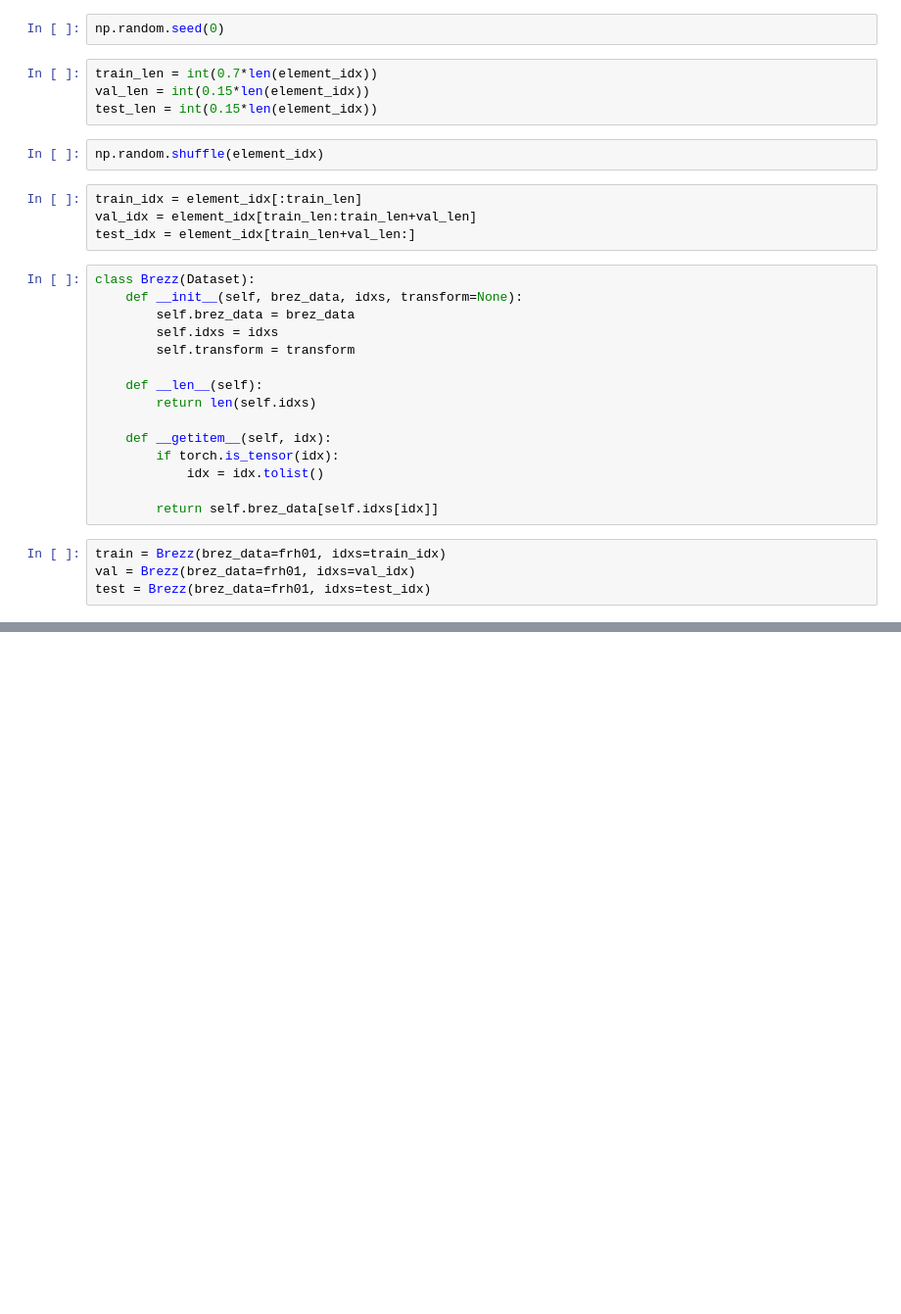
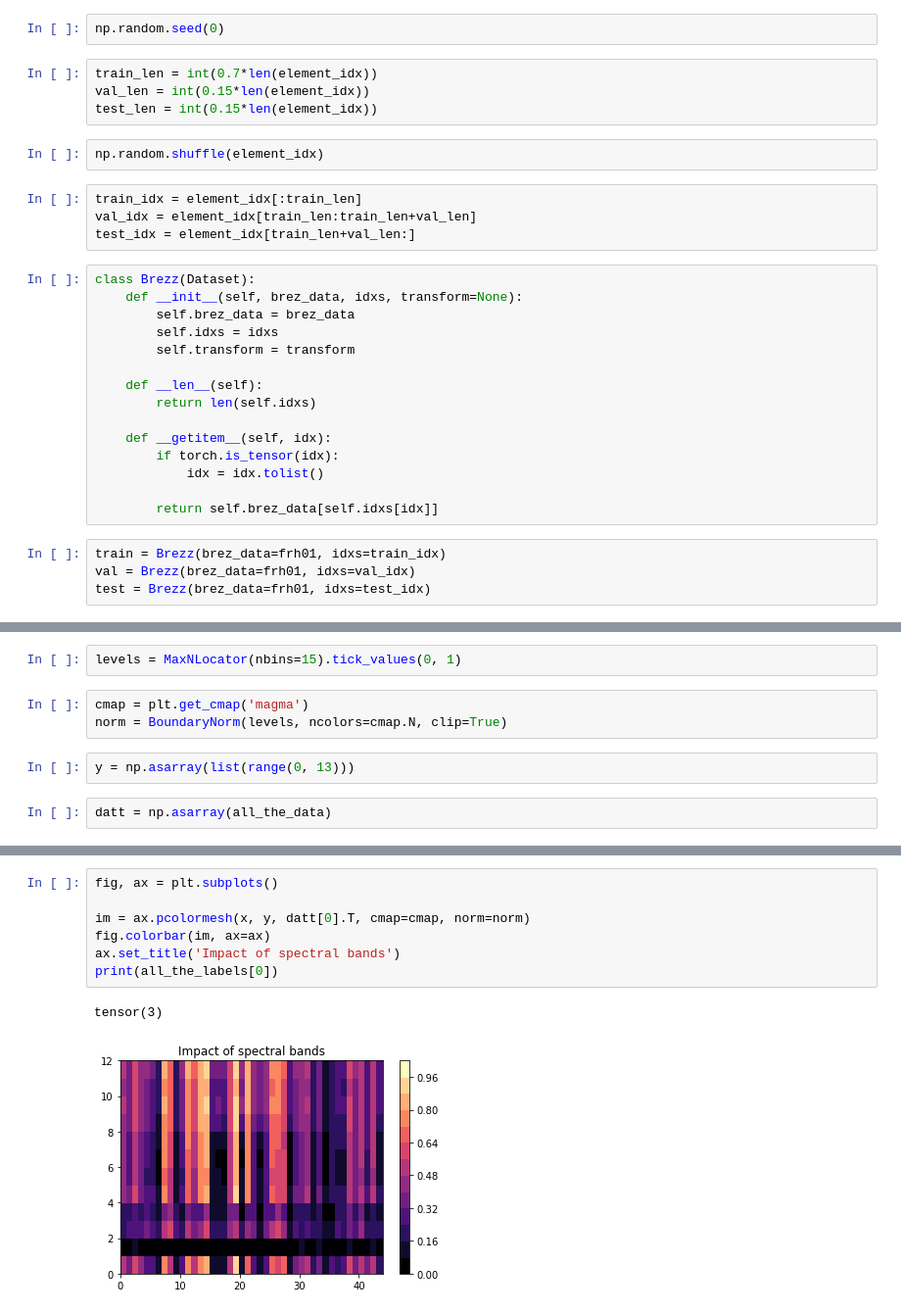
Before and after one commit to maja601/supsup, a Jupyter notebook: brezz.ipynb, the cells around one changed output, grey strips where cells are left out. Shown at 98% size. Cells and saved outputs as stored; diff of their text form; blank space fills up the shorter version.

```diff
--- a/brezz.ipynb
+++ b/brezz.ipynb
@@ -73,0 +206,9 @@ test = Brezz(brez_data=frh01, idxs=test_idx)
+# %%
+levels = MaxNLocator(nbins=15).tick_values(0, 1)
+# %%
+cmap = plt.get_cmap('magma')
+norm = BoundaryNorm(levels, ncolors=cmap.N, clip=True)
+# %%
+y = np.asarray(list(range(0, 13)))
+# %%
+datt = np.asarray(all_the_data)
@@ -73,0 +239,10 @@ test = Brezz(brez_data=frh01, idxs=test_idx)
+# %%
+fig, ax = plt.subplots()
+
+im = ax.pcolormesh(x, y, datt[0].T, cmap=cmap, norm=norm)
+fig.colorbar(im, ax=ax)
+ax.set_title('Impact of spectral bands')
+print(all_the_labels[0])
+# %% [output]
+tensor(3)
+[figure, added]
```
Also changed, not shown: parts of 31 cells of this notebook.
